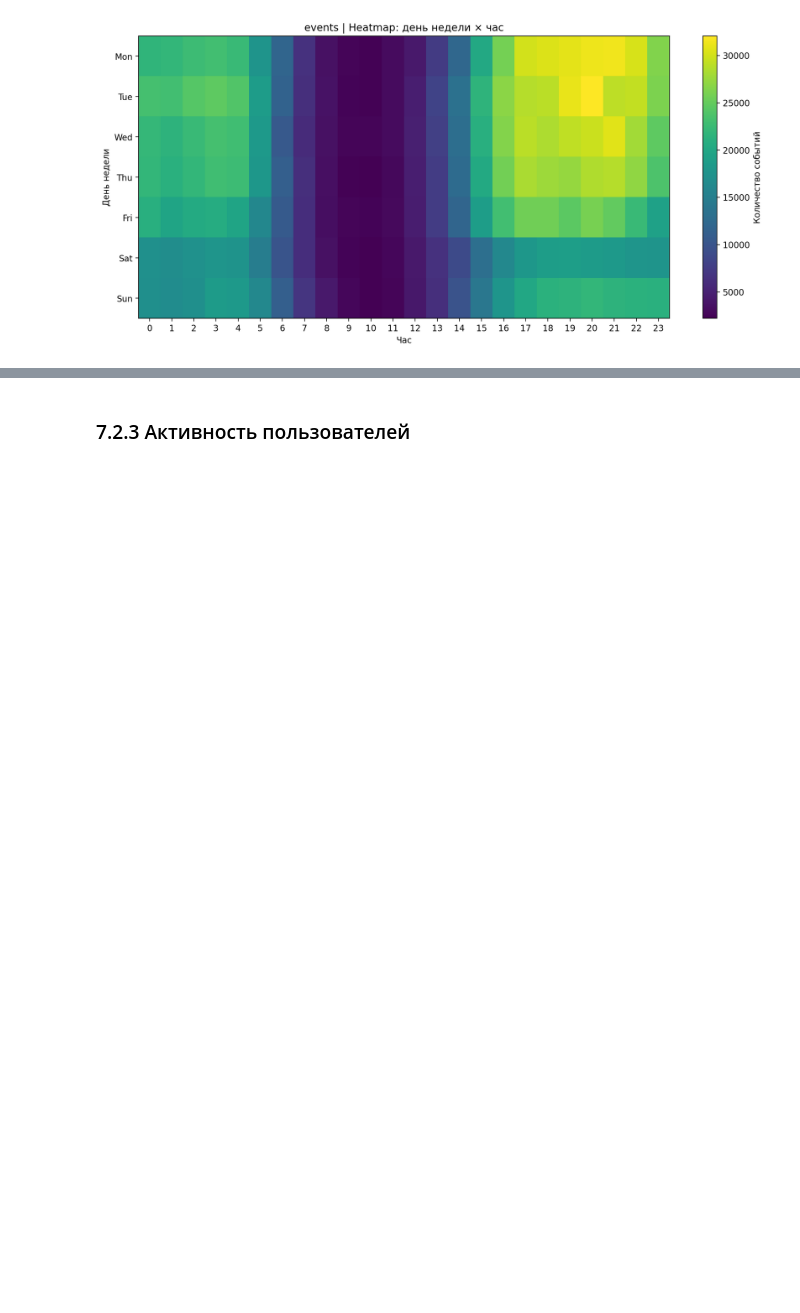
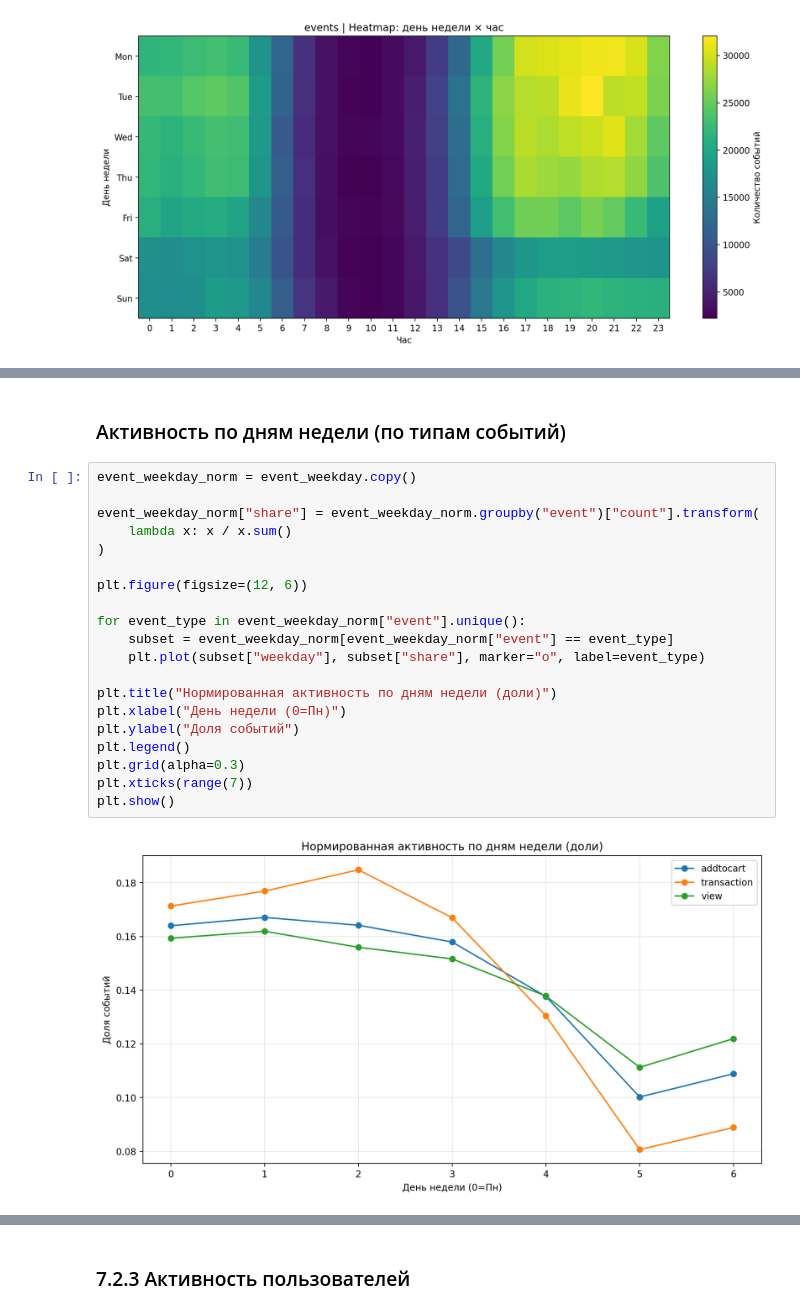
Before and after one commit to Manaam9/ecommerce-recsys, a Jupyter notebook: notebooks/01_eda.ipynb, the cells around one changed output, grey strips where cells are left out. Cells and saved outputs as stored; diff of their text form; blank space fills up the shorter version.

```diff
--- a/notebooks/01_eda.ipynb
+++ b/notebooks/01_eda.ipynb
@@ -1749,0 +1781,24 @@ plt.show()
+# %% [markdown]
+### Активность по дням недели (по типам событий)
+# %%
+event_weekday_norm = event_weekday.copy()
+
+event_weekday_norm["share"] = event_weekday_norm.groupby("event")["count"].transform(
+    lambda x: x / x.sum()
+)
+
+plt.figure(figsize=(12, 6))
+
+for event_type in event_weekday_norm["event"].unique():
+    subset = event_weekday_norm[event_weekday_norm["event"] == event_type]
+    plt.plot(subset["weekday"], subset["share"], marker="o", label=event_type)
+
+plt.title("Нормированная активность по дням недели (доли)")
+plt.xlabel("День недели (0=Пн)")
+plt.ylabel("Доля событий")
+plt.legend()
+plt.grid(alpha=0.3)
+plt.xticks(range(7))
+plt.show()
+# %% [output]
+[figure, added]
```
Also changed, not shown: parts of 14 cells of this notebook.
